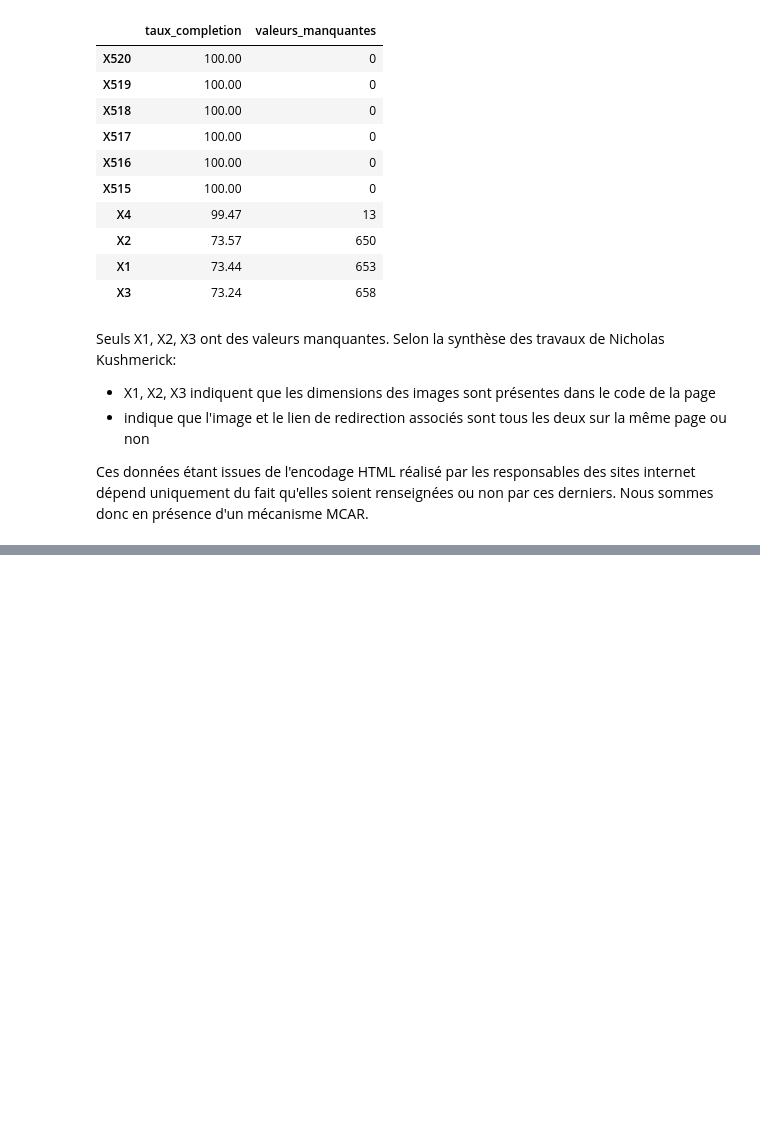
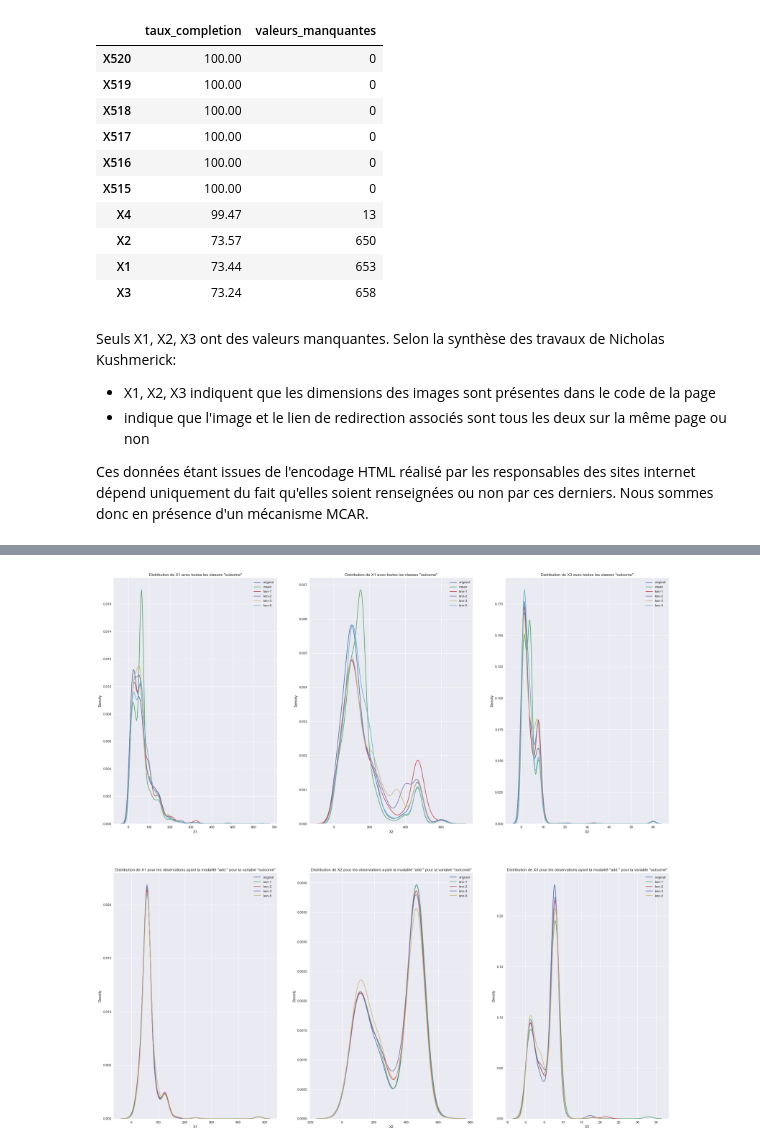
Before and after one commit to cedricsoares/cnam-sta211-entreposage-et-fouille-de-donnees-projet-final, a Jupyter notebook: exploration.ipynb, the cells around one changed output, grey strips where cells are left out. Saved outputs shown, nothing was run; the diff lists cells and outputs as text; code cells hidden in the pictures; blank space fills up the shorter version.

```diff
--- a/exploration.ipynb
+++ b/exploration.ipynb
@@ -171,0 +174,64 @@ plt.show()
+# %%
+fig, axes = plt.subplots(ncols=3, nrows=2, figsize=(30,30))
+
+sns.kdeplot(ax=axes[0,0], data=data, x="X1", label="original")
+sns.kdeplot(ax=axes[0,0], data=simple_imputed, x="X1", label="mean")
+sns.kdeplot(ax=axes[0,0], data=knn_imputed_1, x="X1", label="knn-1")
+sns.kdeplot(ax=axes[0,0], data=knn_imputed_2, x="X1", label="knn-2")
+sns.kdeplot(ax=axes[0,0], data=knn_imputed_3, x="X1", label="knn-3")
+sns.kdeplot(ax=axes[0,0], data=knn_imputed_5, x="X1", label="knn-5")
+axes[0,0].legend()
+axes[0,0].set_title('Distribution de X1 avec toutes les classes "outcome"')
+
+
+sns.kdeplot(ax=axes[0,1], data=data, x="X2", label="original")
+sns.kdeplot(ax=axes[0,1], data=simple_imputed, x="X2", label="mean")
+sns.kdeplot(ax=axes[0,1], data=knn_imputed_1, x="X2", label="knn-1")
+sns.kdeplot(ax=axes[0,1], data=knn_imputed_2, x="X2", label="knn-2")
+sns.kdeplot(ax=axes[0,1], data=knn_imputed_3, x="X2", label="knn-3")
+sns.kdeplot(ax=axes[0,1], data=knn_imputed_5, x="X2", label="knn-5")
+axes[0,1].legend()
+axes[0,1].set_title('Distribution de X1 avec toutes les classes "outcome"')
+
+
+sns.kdeplot(ax=axes[0,2], data=data, x="X3", label="original")
+sns.kdeplot(ax=axes[0,2], data=simple_imputed, x="X3", label="mean")
+sns.kdeplot(ax=axes[0,2], data=knn_imputed_1, x="X3", label="knn-1")
+sns.kdeplot(ax=axes[0,2], data=knn_imputed_2, x="X3", label="knn-2")
+sns.kdeplot(ax=axes[0,2], data=knn_imputed_3, x="X3", label="knn-3")
+sns.kdeplot(ax=axes[0,2], data=knn_imputed_5, x="X3", label="knn-5")
+axes[0,2].legend()
+axes[0,2].set_title('Distribution de X3 avec toutes les classes "outcome"')
+
+
+sns.kdeplot(ax=axes[1,0], data=data[data['outcome']== 'ad.'], x="X1", label="original")
+sns.kdeplot(ax=axes[1,0], data=simple_imputed[simple_imputed['outcome']== 'nad.'], x="X1", label="mean")
+sns.kdeplot(ax=axes[1,0], data=knn_imputed_1[knn_imputed_1['outcome']== 'ad.'], x="X1", label="knn-1")
+sns.kdeplot(ax=axes[1,0], data=knn_imputed_2[knn_imputed_2['outcome']== 'ad.'], x="X1", label="knn-2")
+sns.kdeplot(ax=axes[1,0], data=knn_imputed_3[knn_imputed_3['outcome']== 'ad.'], x="X1", label="knn-3")
+sns.kdeplot(ax=axes[1,0], data=knn_imputed_5[knn_imputed_5['outcome']== 'ad.'], x="X1", label="knn-5")
+axes[1,0].legend()
+axes[1,0].set_title('Distribution de X1 pour les observations ayant la modalité "add." pour la variable "outcome"')
+
+sns.kdeplot(ax=axes[1,1], data=data[data['outcome']== 'ad.'], x="X2", label="original")
+sns.kdeplot(ax=axes[1,1], data=simple_imputed[simple_imputed['outcome']== 'nad.'], x="X2", label="mean")
+sns.kdeplot(ax=axes[1,1], data=knn_imputed_1[knn_imputed_1['outcome']== 'ad.'], x="X2", label="knn-1")
+sns.kdeplot(ax=axes[1,1], data=knn_imputed_2[knn_imputed_2['outcome']== 'ad.'], x="X2", label="knn-2")
+sns.kdeplot(ax=axes[1,1], data=knn_imputed_3[knn_imputed_3['outcome']== 'ad.'], x="X2", label="knn-3")
+sns.kdeplot(ax=axes[1,1], data=knn_imputed_5[knn_imputed_5['outcome']== 'ad.'], x="X2", label="knn-5")
+axes[1,1].legend()
+axes[1,1].set_title('Distribution de X2 pour les observations ayant la modalité "add." pour la variable "outcome"')
+
+sns.kdeplot(ax=axes[1,2], data=data[data['outcome']== 'ad.'], x="X3", label="original")
+sns.kdeplot(ax=axes[1,2], data=simple_imputed[simple_imputed['outcome']== 'nad.'], x="X3", label="mean")
+sns.kdeplot(ax=axes[1,2], data=knn_imputed_1[knn_imputed_1['outcome']== 'ad.'], x="X3", label="knn-1")
+sns.kdeplot(ax=axes[1,2], data=knn_imputed_2[knn_imputed_2['outcome']== 'ad.'], x="X3", label="knn-2")
+sns.kdeplot(ax=axes[1,2], data=knn_imputed_3[knn_imputed_3['outcome']== 'ad.'], x="X3", label="knn-3")
+sns.kdeplot(ax=axes[1,2], data=knn_imputed_5[knn_imputed_5['outcome']== 'ad.'], x="X3", label="knn-5")
+axes[1,2].legend()
+axes[1,2].set_title('Distribution de X3 pour les observations ayant la modalité "add." pour la variable "outcome"')
+
+
+plt.show()
+# %% [output]
+[figure, added]
```
Also changed, not shown: parts of 15 cells of this notebook.
